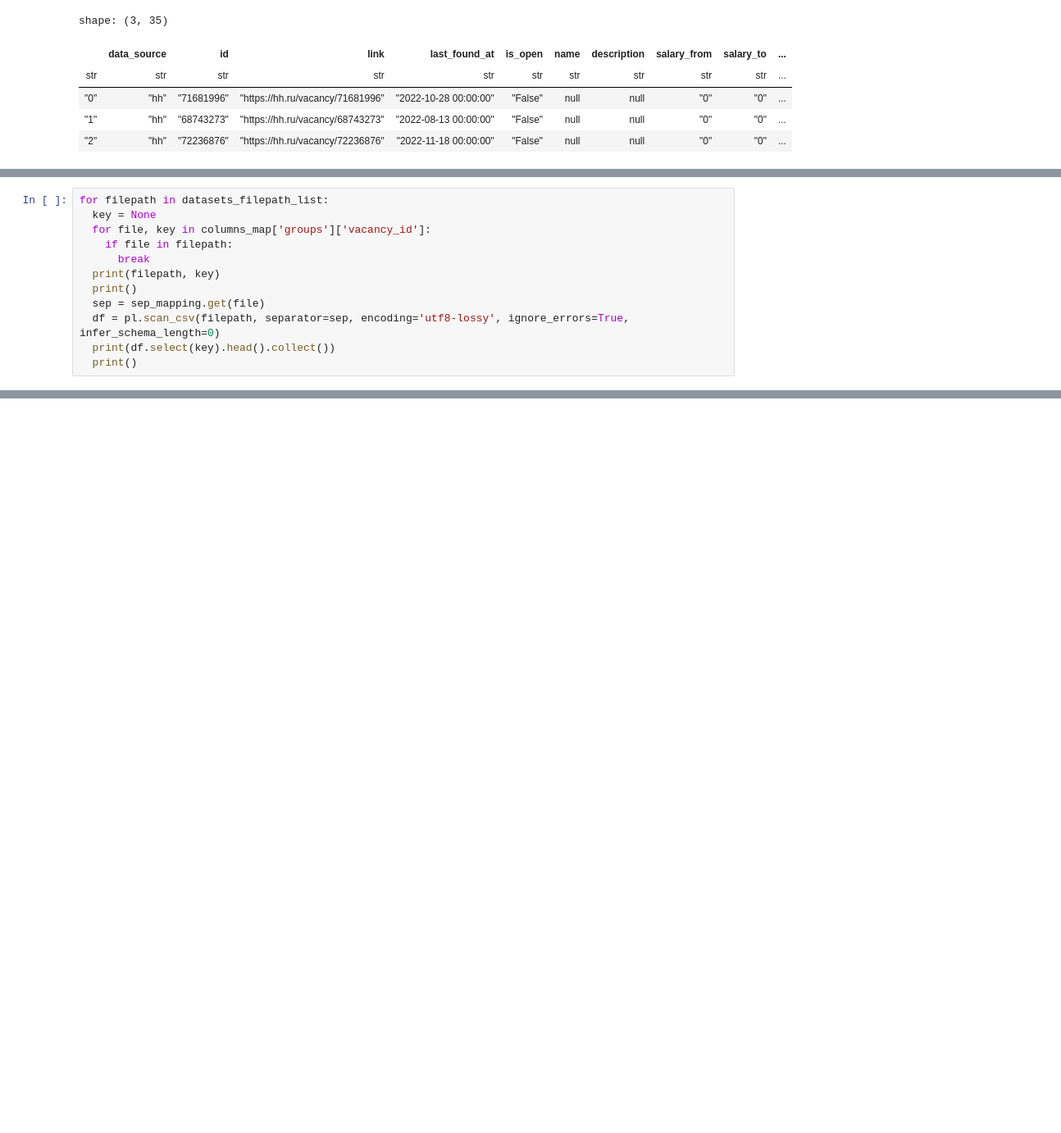
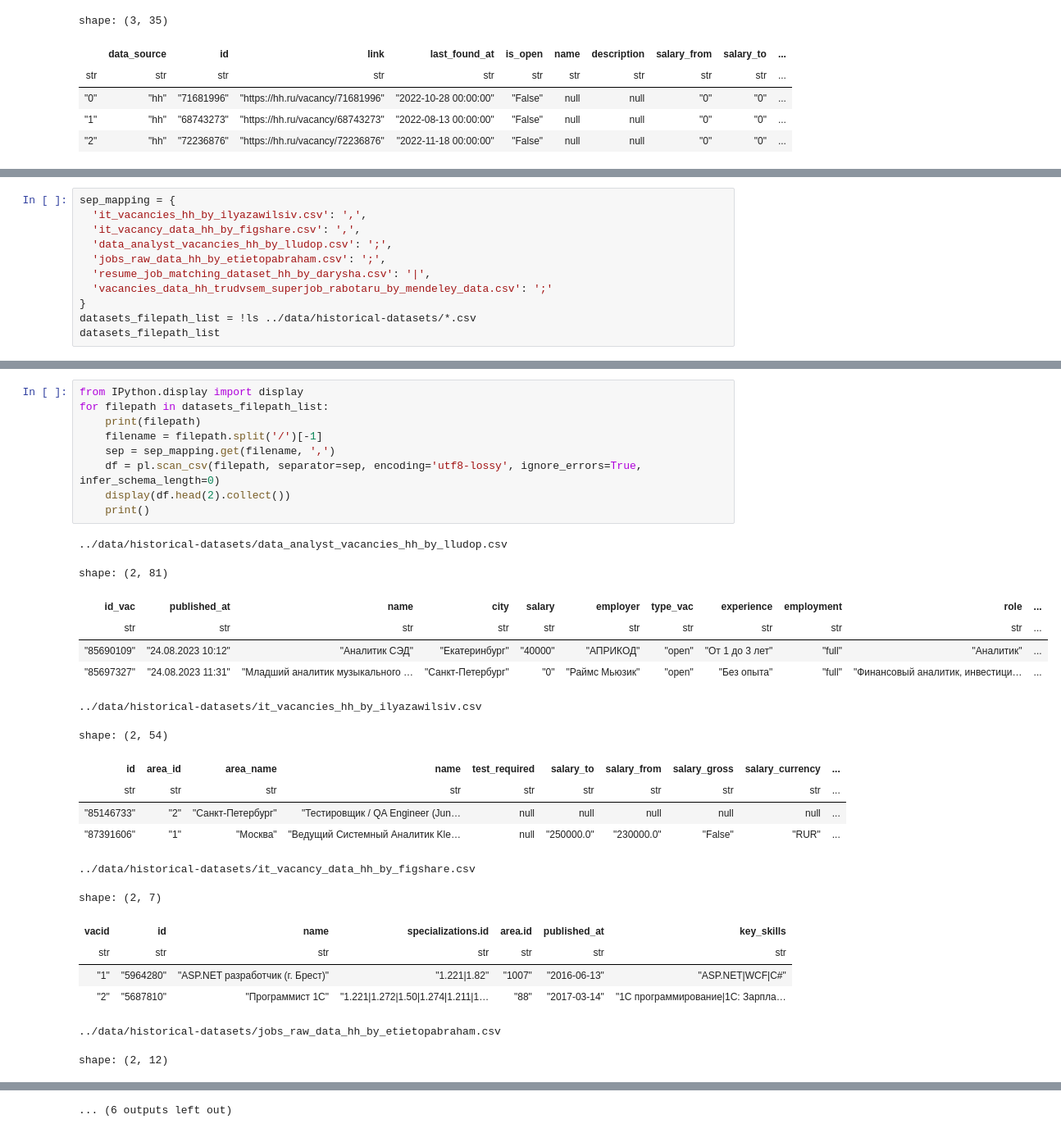
Before and after one commit to lusm554/skill-lens, a Jupyter notebook: historical-datasets/parse-historical-datasets.ipynb, the cells around one changed output, grey strips where cells are left out. Shown at 82% size. Cells and saved outputs as stored; diff of their text form; blank space fills up the shorter version.

Commit message:
columns mapping

```diff
--- a/historical-datasets/parse-historical-datasets.ipynb
+++ b/historical-datasets/parse-historical-datasets.ipynb
@@ -353,12 +176,0 @@ columns_map['groups']['vacancy_id']
-# %%
-for filepath in datasets_filepath_list:
-  key = None
-  for file, key in columns_map['groups']['vacancy_id']:
-    if file in filepath:
-      break
-  print(filepath, key)
-  print()
-  sep = sep_mapping.get(file)
-  df = pl.scan_csv(filepath, separator=sep, encoding='utf8-lossy', ignore_errors=True, infer_schema_length=0)
-  print(df.select(key).head().collect())
-  print()
@@ -382,0 +179,11 @@ shape: (5, 1)
+# %%
+sep_mapping = {
+  'it_vacancies_hh_by_ilyazawilsiv.csv': ',',
+  'it_vacancy_data_hh_by_figshare.csv': ',',
+  'data_analyst_vacancies_hh_by_lludop.csv': ';',
+  'jobs_raw_data_hh_by_etietopabraham.csv': ';',
+  'resume_job_matching_dataset_hh_by_darysha.csv': '|',
+  'vacancies_data_hh_trudvsem_superjob_rabotaru_by_mendeley_data.csv': ';'
+}
+datasets_filepath_list = !ls ../data/historical-datasets/*.csv
+datasets_filepath_list
@@ -382,0 +197,30 @@ shape: (5, 1)
+# %%
+from IPython.display import display
+for filepath in datasets_filepath_list:
+    print(filepath)
+    filename = filepath.split('/')[-1]
+    sep = sep_mapping.get(filename, ',')
+    df = pl.scan_csv(filepath, separator=sep, encoding='utf8-lossy', ignore_errors=True, infer_schema_length=0)
+    display(df.head(2).collect())
+    print()
+# %% [output]
+../data/historical-datasets/data_analyst_vacancies_hh_by_lludop.csv
+shape: (2, 81)
+| id_vac | published_at | name | city | salary | employer | type_vac | experience | employment | role | ... |
+| str | str | str | str | str | str | str | str | str | str | ... |
+| "85690109" | "24.08.2023 10:12" | "Аналитик СЭД" | "Екатеринбург" | "40000" | "АПРИКОД" | "open" | "От 1 до 3 лет" | "full" | "Аналитик" | ... |
+| "85697327" | "24.08.2023 11:31" | "Младший аналитик музыкального … | "Санкт-Петербург" | "0" | "Раймс Мьюзик" | "open" | "Без опыта" | "full" | "Финансовый аналитик, инвестици… | ... |
+../data/historical-datasets/it_vacancies_hh_by_ilyazawilsiv.csv
+shape: (2, 54)
+| id | area_id | area_name | name | test_required | salary_to | salary_from | salary_gross | salary_currency | ... |
+| str | str | str | str | str | str | str | str | str | ... |
+| "85146733" | "2" | "Санкт-Петербург" | "Тестировщик / QA Engineer (Jun… | null | null | null | null | null | ... |
+| "87391606" | "1" | "Москва" | "Ведущий Системный Аналитик Kle… | null | "250000.0" | "230000.0" | "False" | "RUR" | ... |
+../data/historical-datasets/it_vacancy_data_hh_by_figshare.csv
+shape: (2, 7)
+| vacid | id | name | specializations.id | area.id | published_at | key_skills |
+| str | str | str | str | str | str | str |
+| "1" | "5964280" | "ASP.NET разработчик (г. Брест)" | "1.221|1.82" | "1007" | "2016-06-13" | "ASP.NET|WCF|C#" |
+| "2" | "5687810" | "Программист 1С" | "1.221|1.272|1.50|1.274|1.211|1… | "88" | "2017-03-14" | "1С программирование|1С: Зарпла… |
+../data/historical-datasets/jobs_raw_data_hh_by_etietopabraham.csv
+shape: (2, 12)
@@ -382,0 +231 @@ shape: (5, 1)
+... (6 outputs left out)
```
Also changed, not shown: parts of 8 cells of this notebook.
